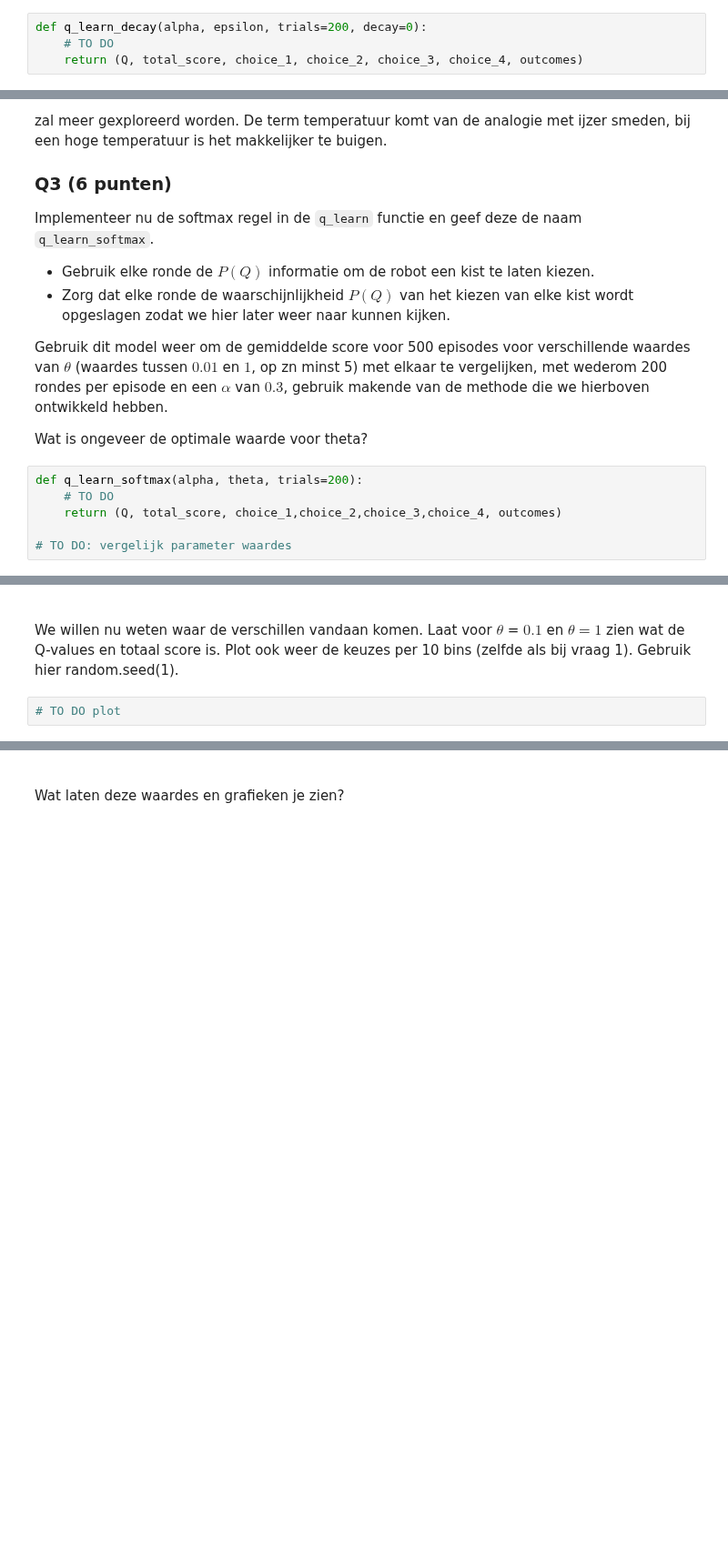
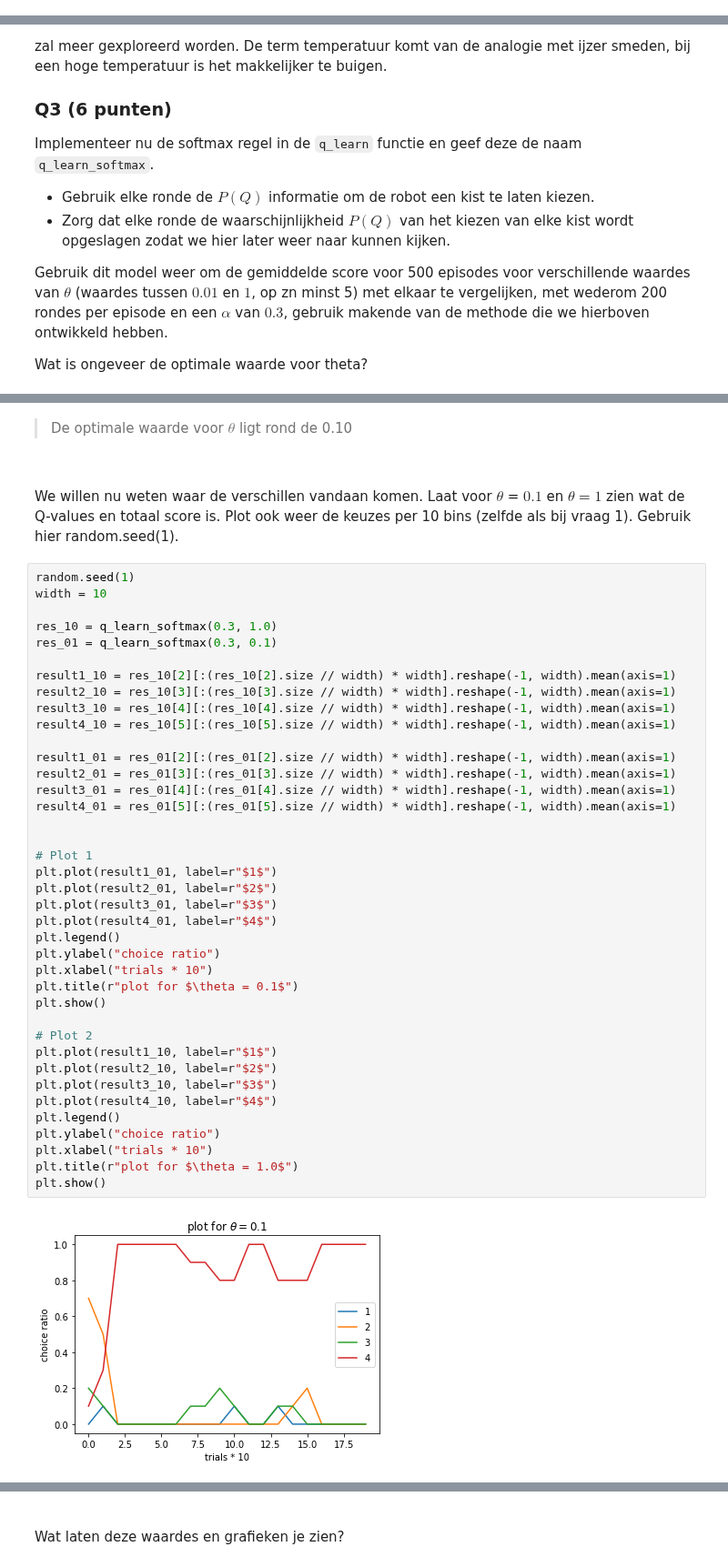
Before and after one commit to Tim-pijnacker/CGM, a Jupyter notebook: Assignment_2/Assignment_2.ipynb, the cells around one changed output, grey strips where cells are left out. Shown at 91% size. Cells and saved outputs as stored; diff of their text form; blank space fills up the shorter version.

```diff
--- a/Assignment_2/Assignment_2.ipynb
+++ b/Assignment_2/Assignment_2.ipynb
@@ -415,7 +511,3 @@ Kijk voor elke parameter setting weer naar de gemiddelde totaal score van 500 le
 Bij machine learning en Deep Neural Nets worden nog steeds vaak $\epsilon$-greedy gebruikt, ook al is dit niet een exploratie regel die mensen lijken te gebruiken. Ook hier is het kiezen van een goede waarde voor $\epsilon$ vaak het resultaat van trial en error. Het kan dus zo zijn dat de onderzoeker niet de optimale waarde kiest. Een regel die vaak wordt toegepast is dat de waarde van $\epsilon$ afneemt gedurende het experiment.
 
 Pas nu `q_learn` zo aan dat de parameter $\epsilon$ gedurende een leer episode steeds kleiner wordt. Dit kan bijvoorbeeld door elke ronde $\epsilon$ met een vast percentage te verkleinen (denk aan iets tussen 0 en 10%), maar andere manieren zijn ook mogelijk. Sla dit model op als `q_learn_decay()`.
-# %%
-def q_learn_decay(alpha, epsilon, trials=200, decay=0):
-    # TO DO
-    return (Q, total_score, choice_1, choice_2, choice_3, choice_4, outcomes)
@@ -454,9 +592,3 @@ Implementeer nu de softmax regel in de `q_learn` functie en geef deze de naam `q
 Gebruik dit model weer om de gemiddelde score voor 500 episodes voor verschillende waardes van $\theta$ (waardes tussen $0.01$ en $1$, op zn minst 5) met elkaar te vergelijken, met wederom 200 rondes per episode en een $\alpha$ van $0.3$, gebruik makende van de methode die we hierboven ontwikkeld hebben.
 
 Wat is ongeveer de optimale waarde voor theta?
-# %%
-def q_learn_softmax(alpha, theta, trials=200):
-    # TO DO
-    return (Q, total_score, choice_1,choice_2,choice_3,choice_4, outcomes)
-
-# TO DO: vergelijk parameter waardes
@@ -465,6 +637,47 @@ def q_learn_softmax(alpha, theta, trials=200):
+# %% [markdown]
+> De optimale waarde voor $\theta$ ligt rond de 0.10
 # %% [markdown]
 <br>
 
 We willen nu weten waar de verschillen vandaan komen. Laat voor $\theta$ = $0.1$ en  $\theta = 1$ zien wat de Q-values en totaal score is. Plot ook weer de keuzes per 10 bins (zelfde als bij vraag 1). Gebruik hier random.seed(1).
-# %%
-# TO DO plot
+# %%
+random.seed(1)
+width = 10
+
+res_10 = q_learn_softmax(0.3, 1.0)
+res_01 = q_learn_softmax(0.3, 0.1)
+
+result1_10 = res_10[2][:(res_10[2].size // width) * width].reshape(-1, width).mean(axis=1)
+result2_10 = res_10[3][:(res_10[3].size // width) * width].reshape(-1, width).mean(axis=1)
+result3_10 = res_10[4][:(res_10[4].size // width) * width].reshape(-1, width).mean(axis=1)
+result4_10 = res_10[5][:(res_10[5].size // width) * width].reshape(-1, width).mean(axis=1)
+
+result1_01 = res_01[2][:(res_01[2].size // width) * width].reshape(-1, width).mean(axis=1)
+result2_01 = res_01[3][:(res_01[3].size // width) * width].reshape(-1, width).mean(axis=1)
+result3_01 = res_01[4][:(res_01[4].size // width) * width].reshape(-1, width).mean(axis=1)
+result4_01 = res_01[5][:(res_01[5].size // width) * width].reshape(-1, width).mean(axis=1)
+
+
+# Plot 1
+plt.plot(result1_01, label=r"$1$")
+plt.plot(result2_01, label=r"$2$")
+plt.plot(result3_01, label=r"$3$")
+plt.plot(result4_01, label=r"$4$")
+plt.legend()
+plt.ylabel("choice ratio")
+plt.xlabel("trials * 10")
+plt.title(r"plot for $\theta = 0.1$")
+plt.show()
+
+# Plot 2
+plt.plot(result1_10, label=r"$1$")
+plt.plot(result2_10, label=r"$2$")
+plt.plot(result3_10, label=r"$3$")
+plt.plot(result4_10, label=r"$4$")
+plt.legend()
+plt.ylabel("choice ratio")
+plt.xlabel("trials * 10")
+plt.title(r"plot for $\theta = 1.0$")
+plt.show()
+# %% [output]
+[figure, added]
```
Also changed, not shown: parts of 42 cells of this notebook.
